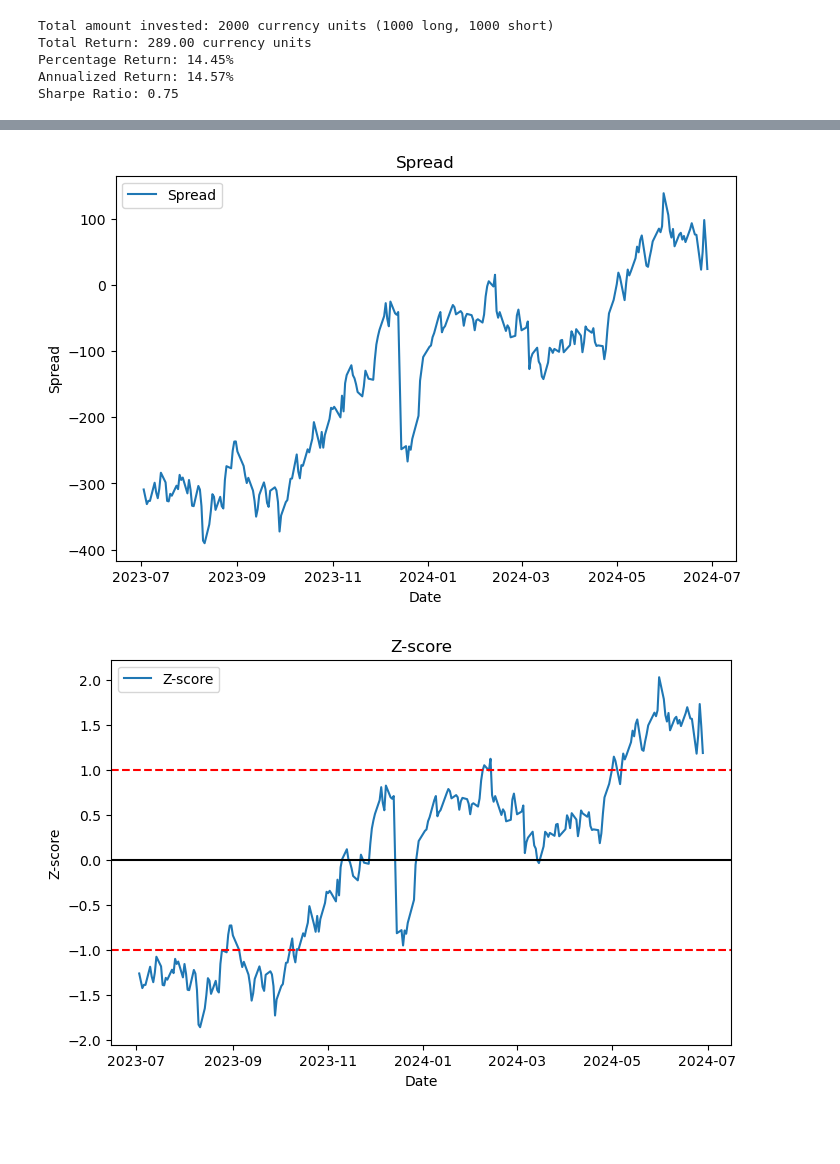
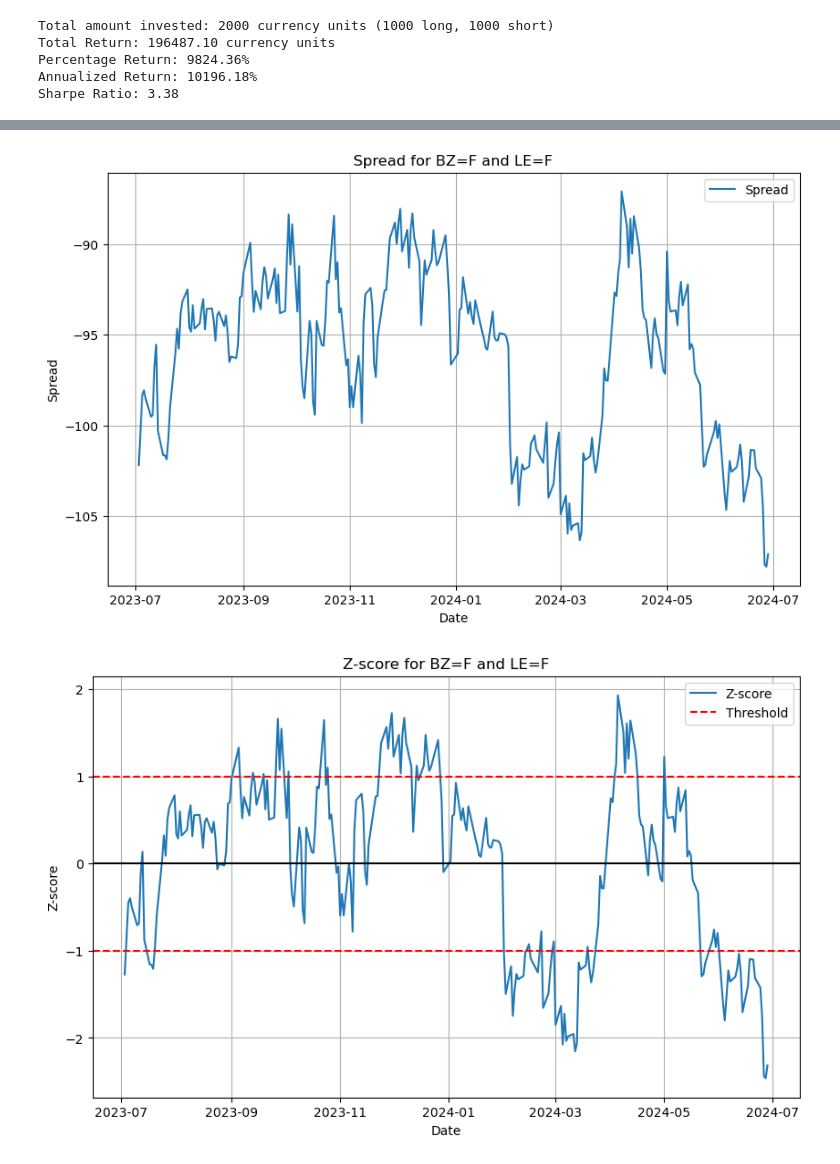
Before and after one commit to mburley127/PairsTrading, a Jupyter notebook: PairsTrading/PairsTrading_Test.ipynb, the cells around one changed output, grey strips where cells are left out. Drawn from its saved outputs; the diff is of its cells as text; code cells hidden in the pictures; blank space fills up the shorter version.

```diff
--- a/PairsTrading/PairsTrading_Test.ipynb
+++ b/PairsTrading/PairsTrading_Test.ipynb
@@ -28,7 +28,7 @@ def import_commod_data(tickers, start_date, end_date):
 
 ### Function Call to Load Commodities Data for the Date Range
 # Choose Commodities Pair
-commodities = ['PL=F', 'PA=F']
+commodities = ['BZ=F', 'LE=F'] #['PL=F', 'PA=F']
 start_date = '2023-07-01'
 end_date = '2024-07-01'
 # Download data
@@ -251,40 +251,47 @@ print(f"Annualized Return: {annualized_return:.2f}%")
 print(f"Sharpe Ratio: {sharpe_ratio:.2f}")
 # %% [output]
 Total amount invested: 2000 currency units (1000 long, 1000 short)
-Total Return: 289.00 currency units
-Percentage Return: 14.45%
-Annualized Return: 14.57%
-Sharpe Ratio: 0.75
+Total Return: 196487.10 currency units
+Percentage Return: 9824.36%
+Annualized Return: 10196.18%
+Sharpe Ratio: 3.38
 # %%
 ### Plot cumulative returns
-def plots(spread, cumulative_rets, z_score):
-    plt.figure(figsize=(8, 5))
+def plots(spread, cumulative_rets, z_score, commodities):
+    pair_name = f"{commodities[0]} and {commodities[1]}"
+
+    plt.figure(figsize=(10, 6))
     plt.plot(cumulative_rets, label='Cumulative Returns')
-    plt.title('Cumulative Returns')
+    plt.title(f'Cumulative Returns for {pair_name}')
     plt.xlabel('Date')
     plt.ylabel('Cumulative Returns')
     plt.legend()
+    plt.grid(True)
 
     # Plot spread
-    plt.figure(figsize=(8, 5))
+    plt.figure(figsize=(10, 6))
     plt.plot(spread, label='Spread')
-    plt.title('Spread')
+    plt.title(f'Spread for {pair_name}')
     plt.xlabel('Date')
     plt.ylabel('Spread')
     plt.legend()
+    plt.grid(True)
 
     # Plot Z-score
-    plt.figure(figsize=(8, 5))
+    plt.figure(figsize=(10, 6))
     plt.plot(z_score, label='Z-score')
-    plt.title('Z-score')
+    plt.title(f'Z-score for {pair_name}')
     plt.xlabel('Date')
     plt.ylabel('Z-score')
-    plt.axhline(1.0, color='r', linestyle='--')
+    plt.axhline(1.0, color='r', linestyle='--', label='Threshold')
     plt.axhline(-1.0, color='r', linestyle='--')
     plt.axhline(0.0, color='k', linestyle='-')
     plt.legend()
+    plt.grid(True)
 
     return plt.show()
 
-plots(spread, cumulative_rets, z_score)
+# Example usage
+commodities = ['BZ=F', 'LE=F']
+plots(spread, cumulative_rets, z_score, commodities)
 # %% [output]
@@ -292,2 +299,2 @@ plots(spread, cumulative_rets, z_score)
-[figure, old version]
+[figure, new version]
-[figure, old version]
+[figure, new version]
```
Also changed, not shown: parts of 6 cells of this notebook, 1 other file.
